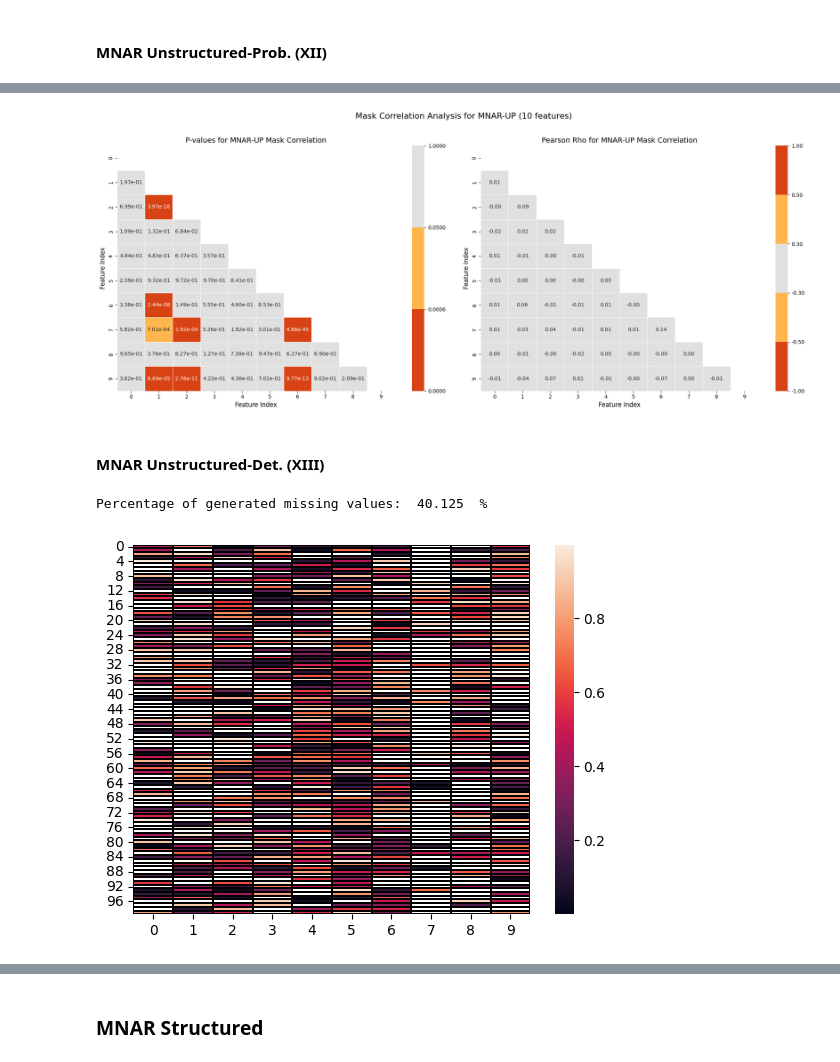
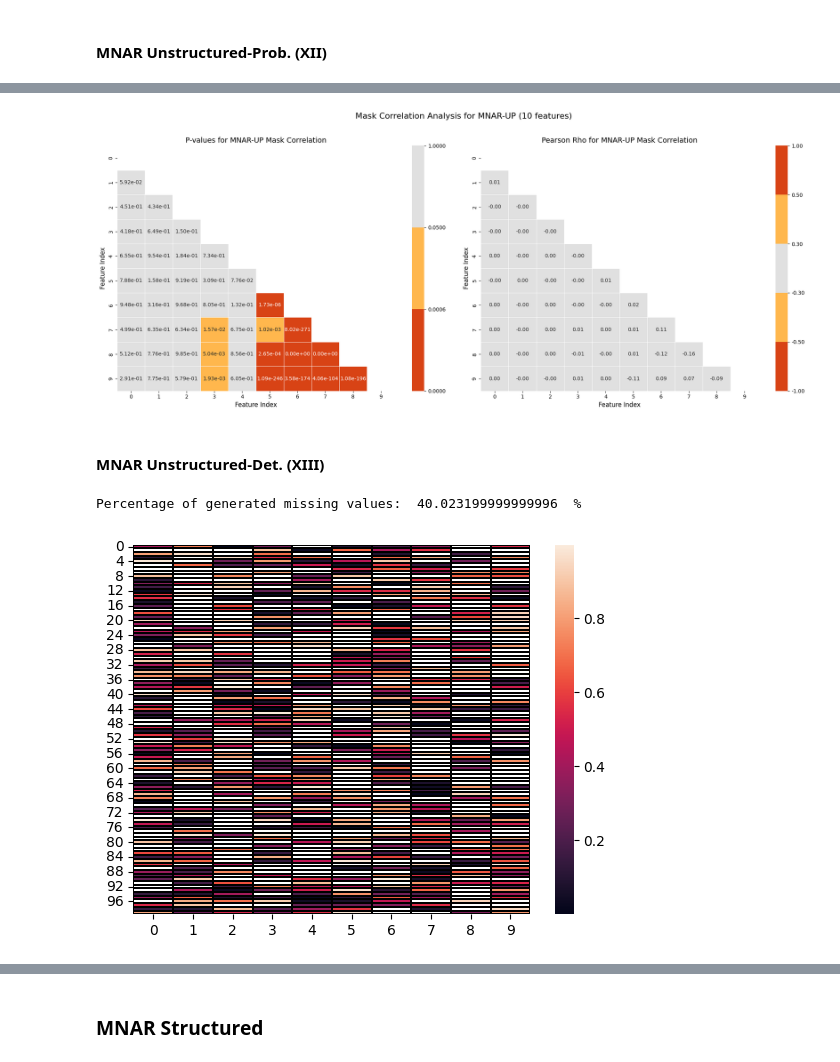
Before and after one commit to arvindkalyan/structured_missingness, a Jupyter notebook: test_coeffs.ipynb, the cells around one changed output, grey strips where cells are left out. Drawn from its saved outputs; the diff is of its cells as text; code cells hidden in the pictures.

```diff
--- a/test_coeffs.ipynb
+++ b/test_coeffs.ipynb
@@ -320,7 +334,7 @@ def test_cov(mecha="MCAR", structured=True, weak=False, sequential=False):
 # ax = sns.heatmap(X_mcar, mask=R_mcar==1, linewidths=0.005, linecolor='black')
 # %%
 num_tests = range(1)
-X_complete_cont = np.random.rand(10000, 10)
+X_complete_cont = np.random.rand(100000, 10)
 # X_complete_cont = np.random.rand(5, 5)
 # %%
 from simulate import simulate_nan
@@ -486,7 +504,7 @@ plot_mask_corr(R_mar_UD, "MAR-UD")
 #### MAR WS-Block (VIII)
 # %%
 for i in num_tests:
-    X_miss_mar_WSB = simulate_nan(X_complete_cont, p_miss=0.4, mecha="MAR", p_obs=0.5, structured=True, weak=True, sequential=False)
+    X_miss_mar_WSB = simulate_nan(X_complete_cont, p_miss=0.4, mecha="MAR", p_obs=0.5, structured=True, weak=True, sequential=False, coeff_dist="normal", coeff_arg0=1, coeff_arg1=0)
 
     X_mar_WSB = X_miss_mar_WSB['X_incomp']
     R_mar_WSB = X_miss_mar_WSB['mask']
@@ -510,7 +528,7 @@ plot_mask_corr(R_mar_WSB, "MAR-WS Block")
 #### MAR SS-Block (IX)
 # %%
 for i in num_tests:
-    X_miss_mar_SSB = simulate_nan(X_complete_cont, p_miss=0.4, mecha="MAR", p_obs=0.5, structured=True, weak=False, sequential=False)
+    X_miss_mar_SSB = simulate_nan(X_complete_cont, p_miss=0.4, mecha="MAR", p_obs=0.5, structured=True, weak=False, sequential=False, coeff_dist="normal", coeff_arg0=1, coeff_arg1=0)
 
     X_mar_SSB = X_miss_mar_SSB['X_incomp']
     R_mar_SSB = X_miss_mar_SSB['mask']
@@ -578,7 +597,7 @@ plot_mask_corr(R_mar_SSS, "MAR-SS Sequential")
 #### MNAR Unstructured-Prob. (XII)
 # %%
 for i in num_tests:
-    X_miss_mnar_UP = simulate_nan(X_complete_cont, p_miss=0.4, mecha="MNAR", p_obs=0.5, structured=False, weak=True, sequential=True)
+    X_miss_mnar_UP = simulate_nan(X_complete_cont, p_miss=0.4, mecha="MNAR", p_obs=0.5, structured=False, weak=True, sequential=True,idxs_obs=[0,1,2,3,4])
 
     X_mnar_UP = X_miss_mnar_UP['X_incomp']
     R_mnar_UP = X_miss_mnar_UP['mask']
@@ -592,22 +611,22 @@ Percentage of generated missing values:  39.937  %
 # %%
 plot_mask_corr(R_mnar_UP, "MNAR-UP")
 # %% [output]
-[figure, old version]
+[figure, new version]
 # %% [markdown]
 #### MNAR Unstructured-Det. (XIII)
 # %%
 for i in num_tests:
-    X_miss_mnar_UD = simulate_nan(X_complete_cont, p_miss=0.4, mecha="MNAR", p_obs=0.5, structured=False, weak=False, sequential=True)
+    X_miss_mnar_UD = simulate_nan(X_complete_cont, p_miss=0.4, mecha="MNAR", p_obs=0.5, structured=False, weak=False, sequential=True,idxs_obs=[0,1,2,3,4])
 
     X_mnar_UD = X_miss_mnar_UD['X_incomp']
     R_mnar_UD = X_miss_mnar_UD['mask']
 
 print("Percentage of generated missing values: ", (R_mnar_UD.sum())/np.prod(R_mnar_UD.shape)*100, " %")
 
 ax = sns.heatmap(X_mnar_UD[:100], mask=R_mnar_UD[:100]==1, linewidths=0.005, linecolor='black')
 # %% [output]
-Percentage of generated missing values:  40.125  %
+Percentage of generated missing values:  40.023199999999996  %
-[figure, old version]
+[figure, new version]
 # %%
 plot_mask_corr(R_mnar_UD, "MNAR-UD")
 # %% [output]
```
Also changed, not shown: parts of 41 cells of this notebook, 2 other files.
